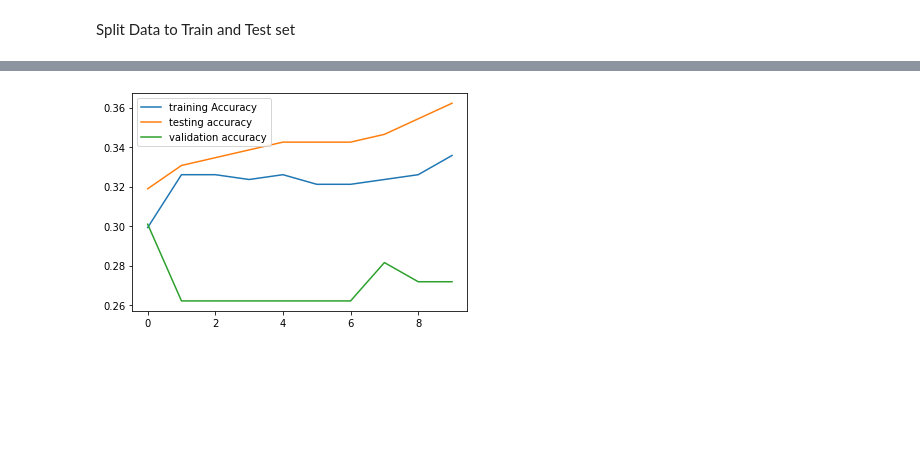
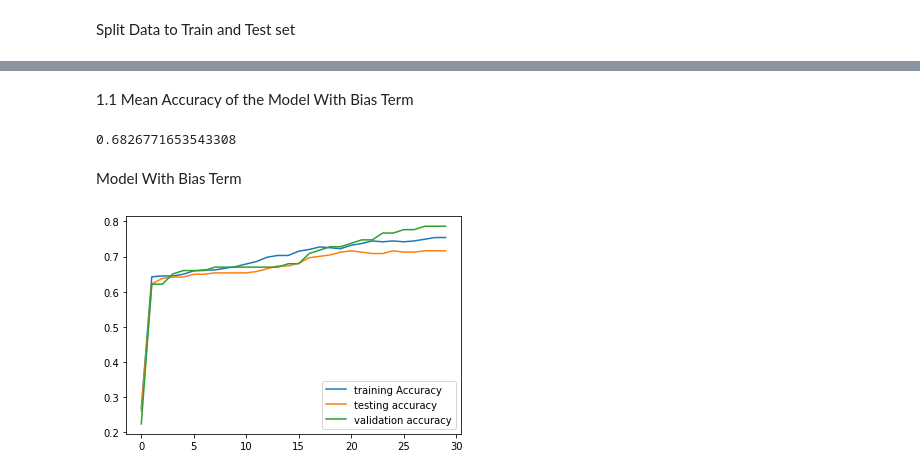
Before and after one commit to thethomasam/Perceptron, a Jupyter notebook: myPerceptron.ipynb, the cells around one changed output, grey strips where cells are left out. Cells and saved outputs as stored; diff of their text form; code cells hidden in the pictures; blank space fills up the shorter version.

```diff
--- a/myPerceptron.ipynb
+++ b/myPerceptron.ipynb
@@ -165,5 +185,15 @@ b.plot_acc()
-# %%
-
-b.plot_acc()
-# %% [output]
-[figure, removed]
+# %% [markdown]
+1.1 Mean Accuracy of the Model With Bias Term
+# %%
+mean_test_acc_withbias=np.mean(b.test_acc)
+mean_test_acc_withbias
+# %% [output]
+0.6826771653543308
+# %% [markdown]
+Model With Bias Term
+# %%
+b2=MyPerceptron(X,y,False)
+b2.train(b2.hinge_loss)
+b2.plot_acc()
+# %% [output]
+[figure, added]
```
Also changed, not shown: parts of 23 cells of this notebook.
